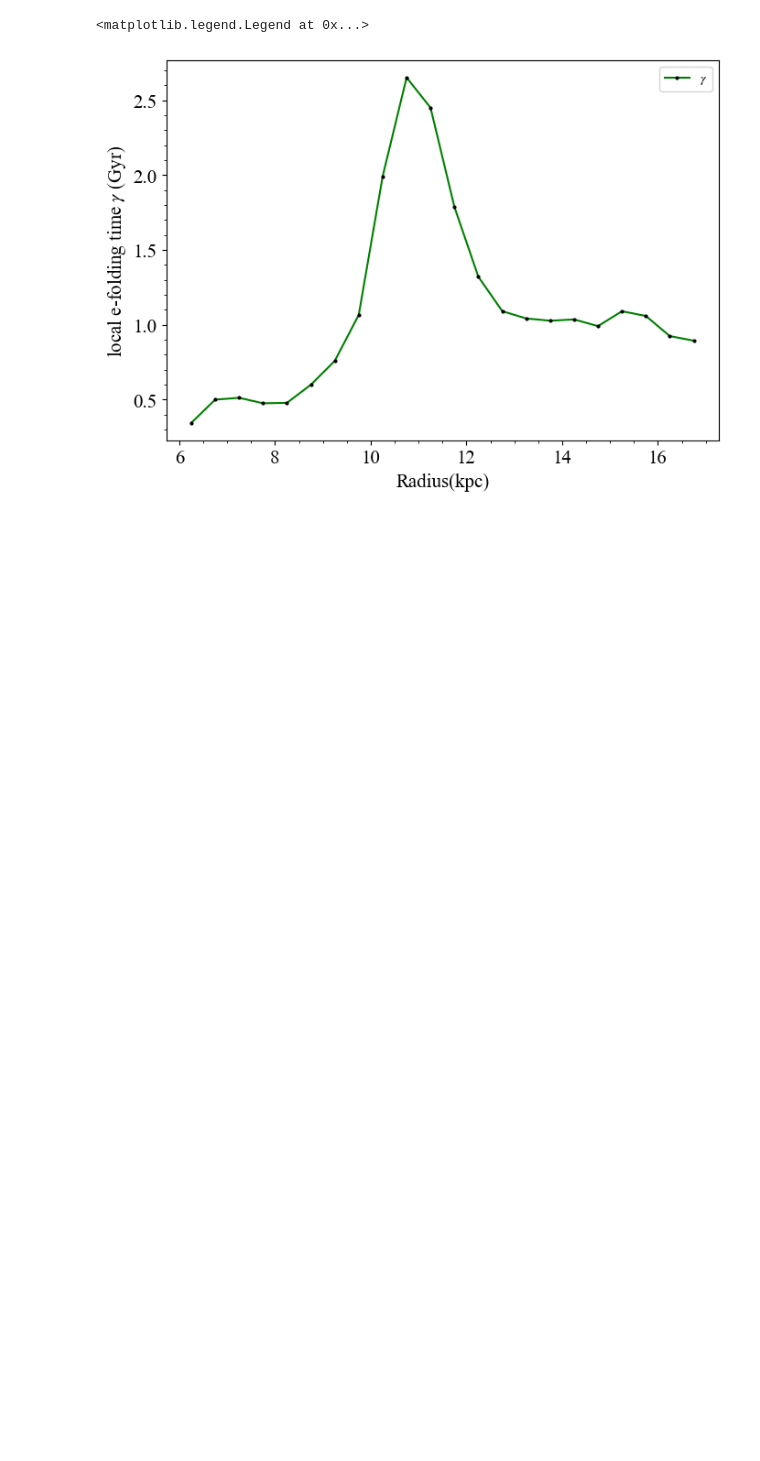
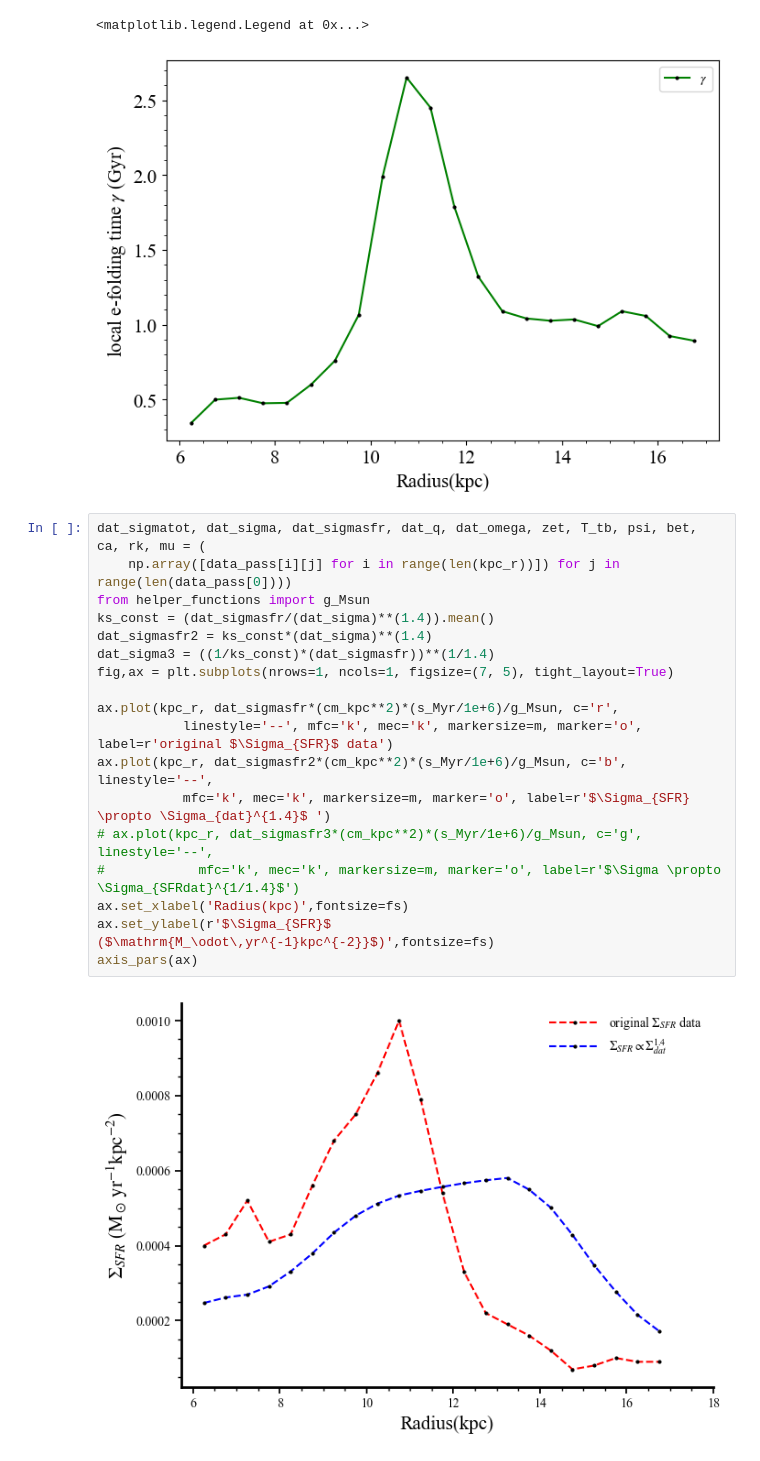
Before and after one commit to Rnazx/MSc.-Thesis, a Jupyter notebook: plots.ipynb, the cells around one changed output. Cells and saved outputs as stored; diff of their text form; blank space fills up the shorter version.

```diff
--- a/plots.ipynb
+++ b/plots.ipynb
@@ -392,3 +405,23 @@ ax.legend(fontsize = lfs)
 # %% [output]
 <matplotlib.legend.Legend at 0x...>
 [figure]
+# %%
+dat_sigmatot, dat_sigma, dat_sigmasfr, dat_q, dat_omega, zet, T_tb, psi, bet, ca, rk, mu = (
+    np.array([data_pass[i][j] for i in range(len(kpc_r))]) for j in range(len(data_pass[0])))
+from helper_functions import g_Msun
+ks_const = (dat_sigmasfr/(dat_sigma)**(1.4)).mean()
+dat_sigmasfr2 = ks_const*(dat_sigma)**(1.4)
+dat_sigma3 = ((1/ks_const)*(dat_sigmasfr))**(1/1.4)
+fig,ax = plt.subplots(nrows=1, ncols=1, figsize=(7, 5), tight_layout=True)
+
+ax.plot(kpc_r, dat_sigmasfr*(cm_kpc**2)*(s_Myr/1e+6)/g_Msun, c='r',
+           linestyle='--', mfc='k', mec='k', markersize=m, marker='o', label=r'original $\Sigma_{SFR}$ data')
+ax.plot(kpc_r, dat_sigmasfr2*(cm_kpc**2)*(s_Myr/1e+6)/g_Msun, c='b', linestyle='--',
+           mfc='k', mec='k', markersize=m, marker='o', label=r'$\Sigma_{SFR} \propto \Sigma_{dat}^{1.4}$ ')
+# ax.plot(kpc_r, dat_sigmasfr3*(cm_kpc**2)*(s_Myr/1e+6)/g_Msun, c='g', linestyle='--',
+#            mfc='k', mec='k', markersize=m, marker='o', label=r'$\Sigma \propto \Sigma_{SFRdat}^{1/1.4}$')
+ax.set_xlabel('Radius(kpc)',fontsize=fs)
+ax.set_ylabel(r'$\Sigma_{SFR}$ ($\mathrm{M_\odot\,yr^{-1}kpc^{-2}}$)',fontsize=fs)
+axis_pars(ax)
+# %% [output]
+[figure, added]
```
Also changed, not shown: parts of 6 cells of this notebook, 22 other files.
